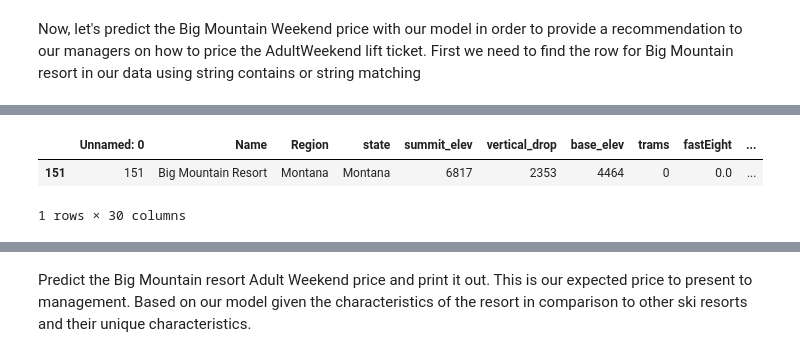
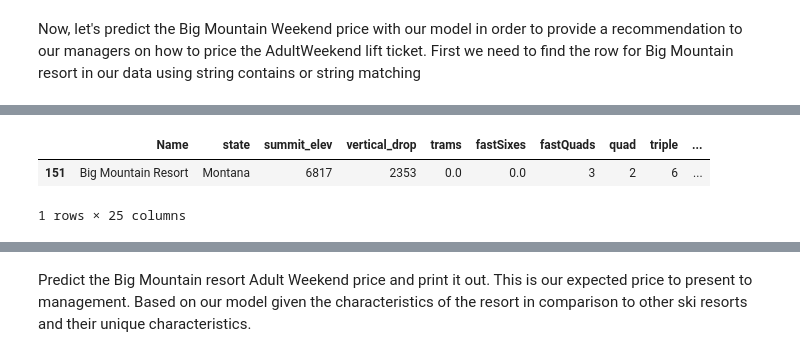
Before and after one commit to sanapplegates/Springbaord, a Jupyter notebook: Guided-capstone-Unit-6/Notebook_stepsix.ipynb, the cells around one changed output, grey strips where cells are left out. Drawn from its saved outputs; the diff is of its cells as text; code cells hidden in the pictures.

```diff
--- a/Guided-capstone-Unit-6/Notebook_stepsix.ipynb
+++ b/Guided-capstone-Unit-6/Notebook_stepsix.ipynb
@@ -95,0 +132,3 @@ Now, let's predict the Big Mountain Weekend price with our model in order to pro
+# %%
+dfo = pd.read_csv('data/step3_output_outliers.csv', index_col='Unnamed: 0')
+dfo.info(5)
@@ -96,7 +241,7 @@ Now, let's predict the Big Mountain Weekend price with our model in order to pro
 # %%
-ac = pd.read_csv("data\step2_output.csv")
-ac[ac['Name'].str.contains('Big Mountain')]
+big_mountain = dfo[dfo['Name'].str.contains('Big Mountain')]
+big_mountain
 # %% [output]
-|  | Unnamed: 0 | Name | Region | state | summit_elev | vertical_drop | base_elev | trams | fastEight | ... |
-| 151 | 151 | Big Mountain Resort | Montana | Montana | 6817 | 2353 | 4464 | 0 | 0.0 | ... |
+|  | Name | state | summit_elev | vertical_drop | trams | fastSixes | fastQuads | quad | triple | ... |
+| 151 | Big Mountain Resort | Montana | 6817 | 2353 | 0.0 | 0.0 | 3 | 2 | 6 | ... |
-1 rows × 30 columns
+1 rows × 25 columns
```
Also changed, not shown: parts of 78 cells of this notebook, 14 other files.
